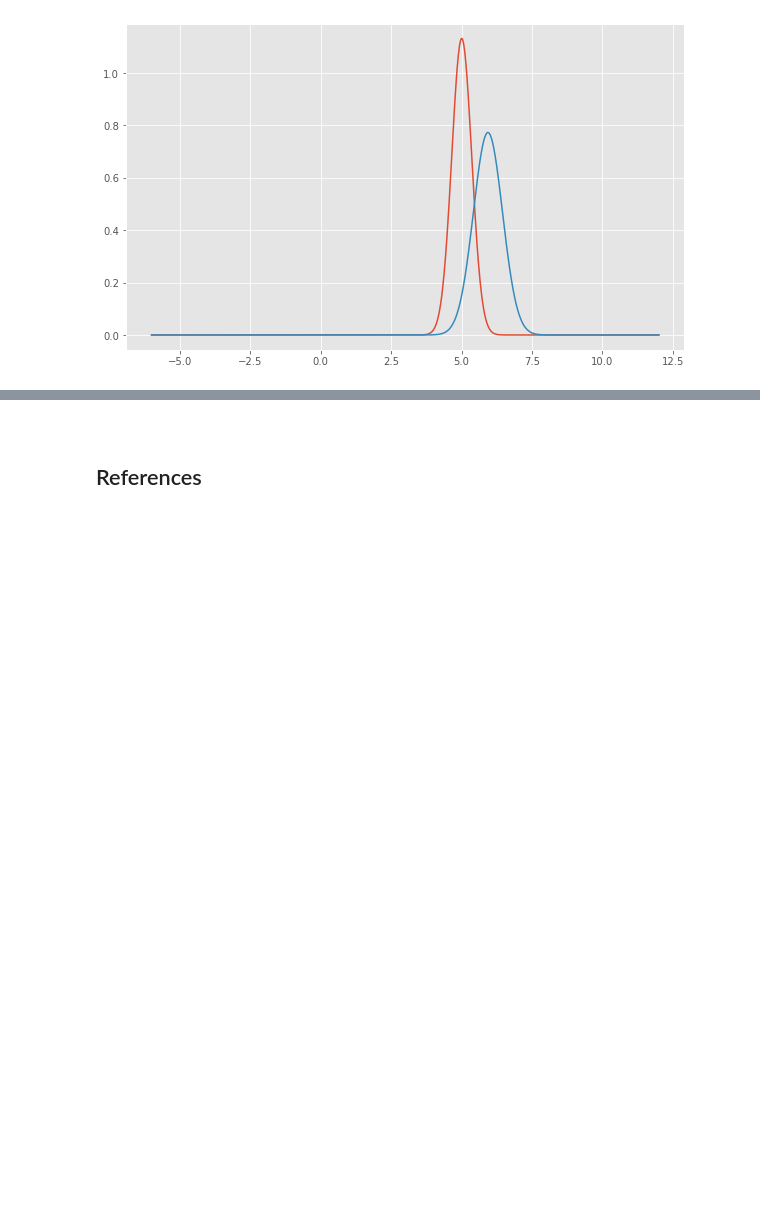
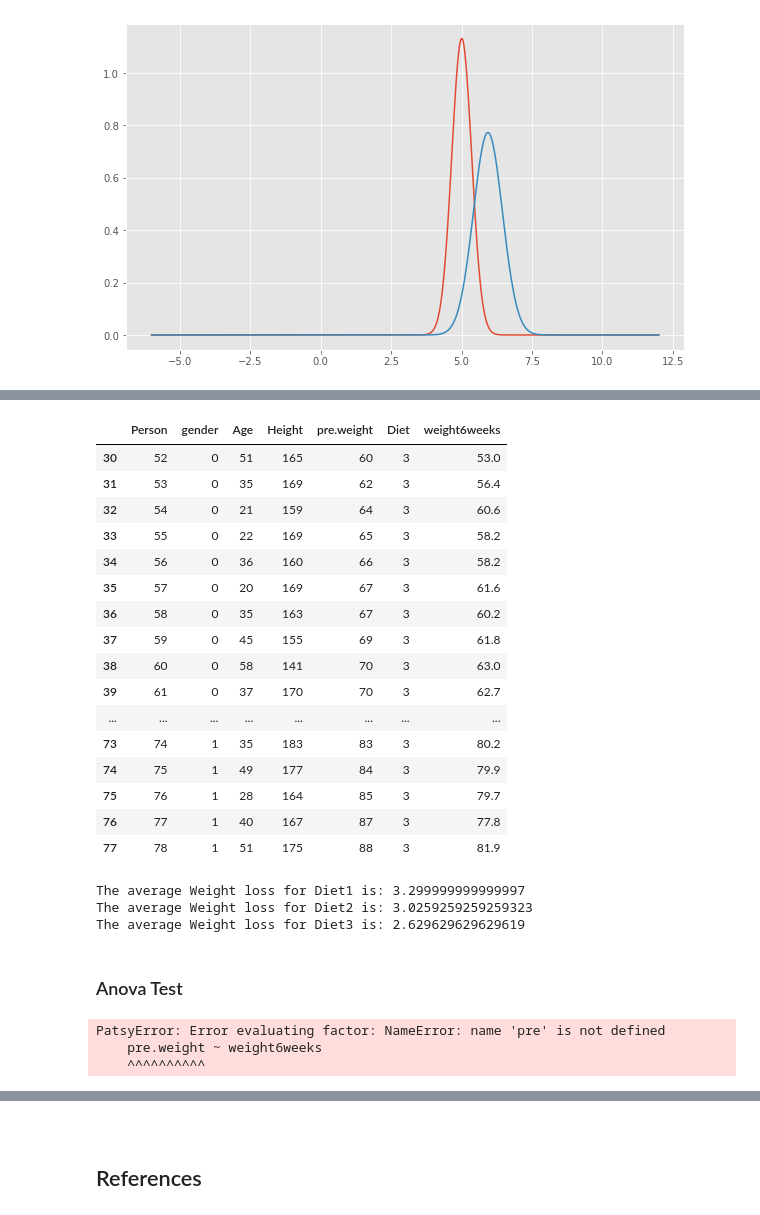
Before and after one commit to Silvio622/Machine-Learning-Scikit-Learn, a Jupyter notebook: scipy-stats.ipynb, the cells around one changed output, grey strips where cells are left out. Cells and saved outputs as stored; diff of their text form; code cells hidden in the pictures; blank space fills up the shorter version.

Commit message:
Start Anova test

```diff
--- a/scipy-stats.ipynb
+++ b/scipy-stats.ipynb
@@ -169,0 +252,41 @@ plt.show()
+# %%
+# Filter out the rows for the Diet type 3
+dfdiet3 = dfdiet.loc[dfdiet['Diet']==3]
+dfdiet3
+# %% [output]
+|  | Person | gender | Age | Height | pre.weight | Diet | weight6weeks |
+| 30 | 52 | 0 | 51 | 165 | 60 | 3 | 53.0 |
+| 31 | 53 | 0 | 35 | 169 | 62 | 3 | 56.4 |
+| 32 | 54 | 0 | 21 | 159 | 64 | 3 | 60.6 |
+| 33 | 55 | 0 | 22 | 169 | 65 | 3 | 58.2 |
+| 34 | 56 | 0 | 36 | 160 | 66 | 3 | 58.2 |
+| 35 | 57 | 0 | 20 | 169 | 67 | 3 | 61.6 |
+| 36 | 58 | 0 | 35 | 163 | 67 | 3 | 60.2 |
+| 37 | 59 | 0 | 45 | 155 | 69 | 3 | 61.8 |
+| 38 | 60 | 0 | 58 | 141 | 70 | 3 | 63.0 |
+| 39 | 61 | 0 | 37 | 170 | 70 | 3 | 62.7 |
+| ... | ... | ... | ... | ... | ... | ... | ... |
+| 73 | 74 | 1 | 35 | 183 | 83 | 3 | 80.2 |
+| 74 | 75 | 1 | 49 | 177 | 84 | 3 | 79.9 |
+| 75 | 76 | 1 | 28 | 164 | 85 | 3 | 79.7 |
+| 76 | 77 | 1 | 40 | 167 | 87 | 3 | 77.8 |
+| 77 | 78 | 1 | 51 | 175 | 88 | 3 | 81.9 |
+# %%
+# Calculate the weight loss per Diet
+# Diet 1
+wldiet1 = dfdiet1["pre.weight"].mean() - dfdiet1["weight6weeks"].mean()
+print("The average Weight loss for Diet1 is: "+ str(wldiet1))
+
+# Diet 2
+wldiet2 = dfdiet2["pre.weight"].mean() - dfdiet2["weight6weeks"].mean()
+print("The average Weight loss for Diet2 is: "+ str(wldiet2))
+
+# Diet 3
+wldiet3 = dfdiet2["pre.weight"].mean() - dfdiet3["weight6weeks"].mean()
+print("The average Weight loss for Diet3 is: "+ str(wldiet3))
+# %% [output]
+The average Weight loss for Diet1 is: 3.299999999999997
+The average Weight loss for Diet2 is: 3.0259259259259323
+The average Weight loss for Diet3 is: 2.629629629629619
+# %% [markdown]
+### Anova Test
@@ -169,0 +298,8 @@ plt.show()
+# %%
+model = ols ('pre.weight ~ weight6weeks', data = dfdiet).fit
+anova_result = sm.stats.anova_lm(model, typ= 2)
+print(anova_result)
+# %% [output]
+PatsyError: Error evaluating factor: NameError: name 'pre' is not defined
+    pre.weight ~ weight6weeks
+    ^^^^^^^^^^
```
Also changed, not shown: parts of 10 cells of this notebook.
